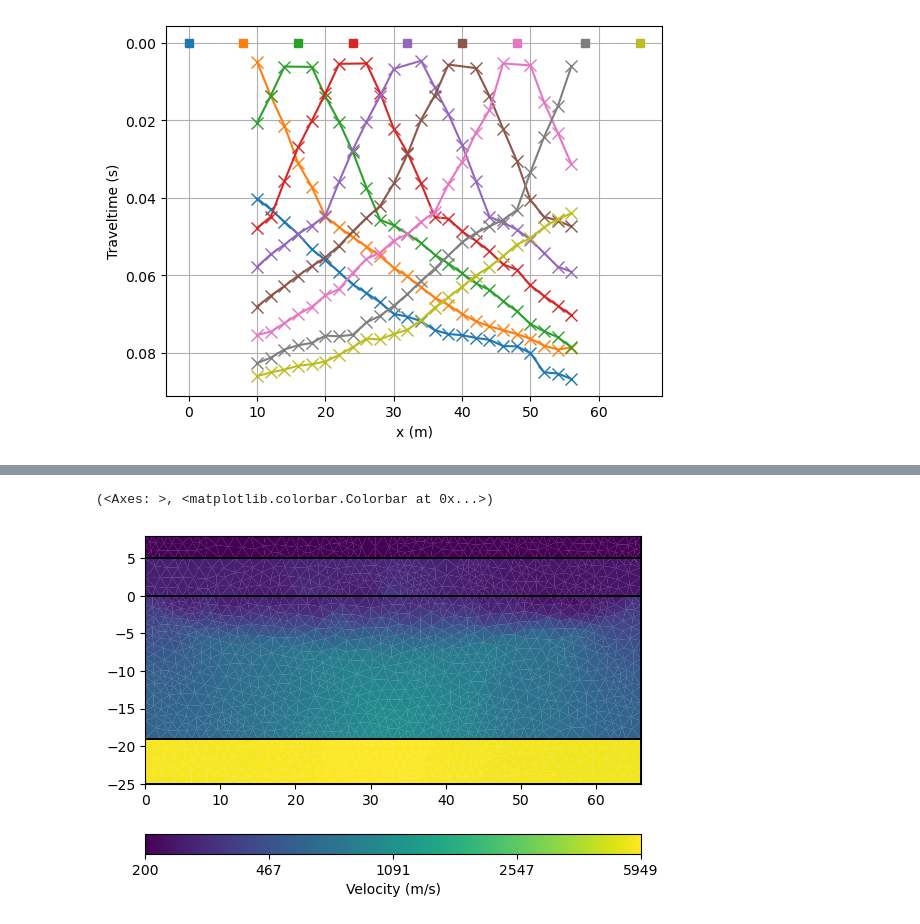
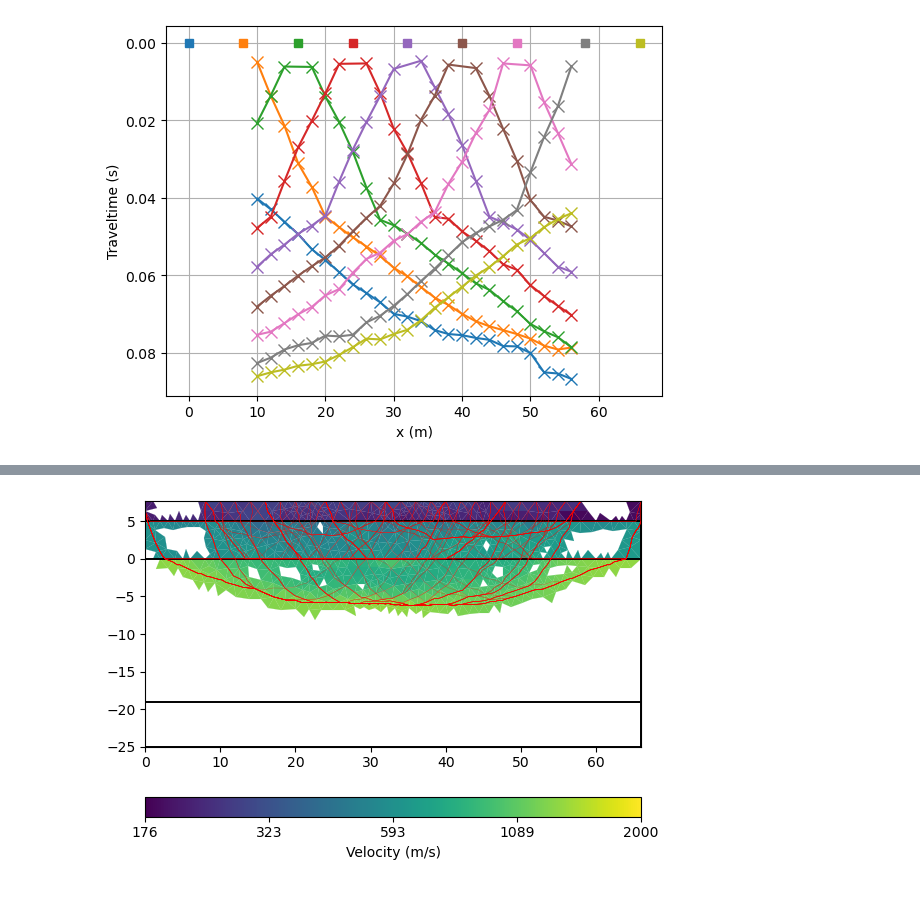
Before and after one commit to gimli-org/notebooks, a Jupyter notebook: issues/642/issue642.ipynb, the cells around one changed output, grey strips where cells are left out. Saved outputs shown, nothing was run; the diff lists cells and outputs as text; code cells hidden in the pictures; blank space fills up the shorter version.

```diff
--- a/issues/642/issue642.ipynb
+++ b/issues/642/issue642.ipynb
@@ -98,5 +125,5 @@ inv.iter 20 ... chi² =    1.24 (dPhi = -0.72%) lam: 20.0
-# %%
-mgr.showResult()
-# %% [output]
-(<Axes: >, <matplotlib.colorbar.Colorbar at 0x...>)
-[figure, removed]
+# %%
+ax, cbar = mgr.showResult(coverage=mgr.standardizedCoverage())
+rays = mgr.drawRayPaths(ax=ax, color="r", lw=0.3, alpha=0.5)
+# %% [output]
+[figure, added]
```
Also changed, not shown: parts of 10 cells of this notebook, 1 other file.
